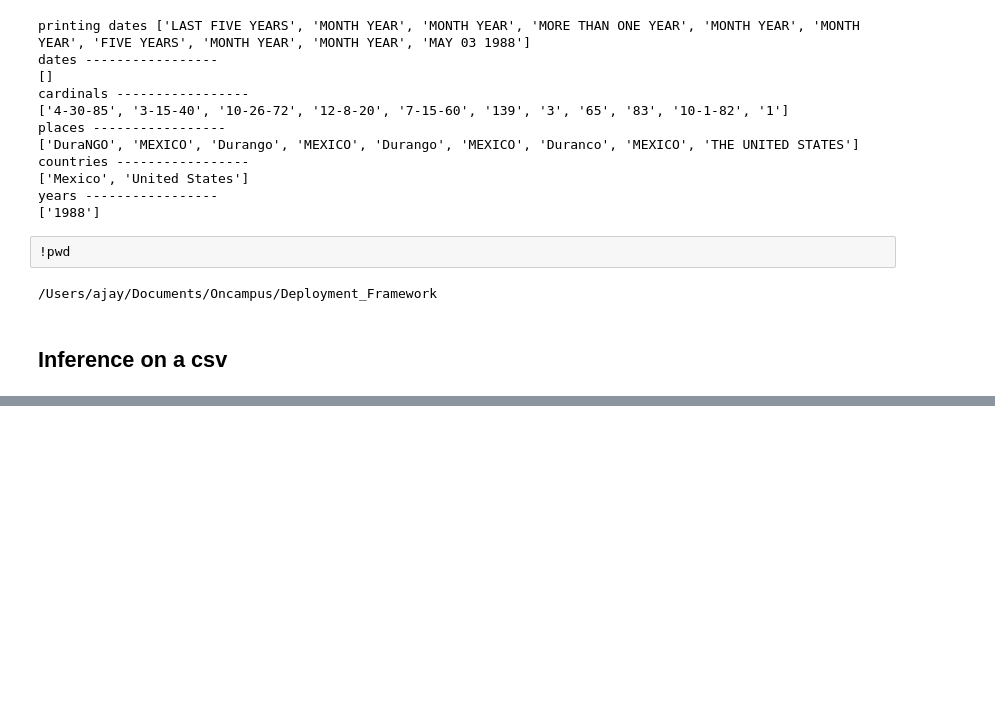
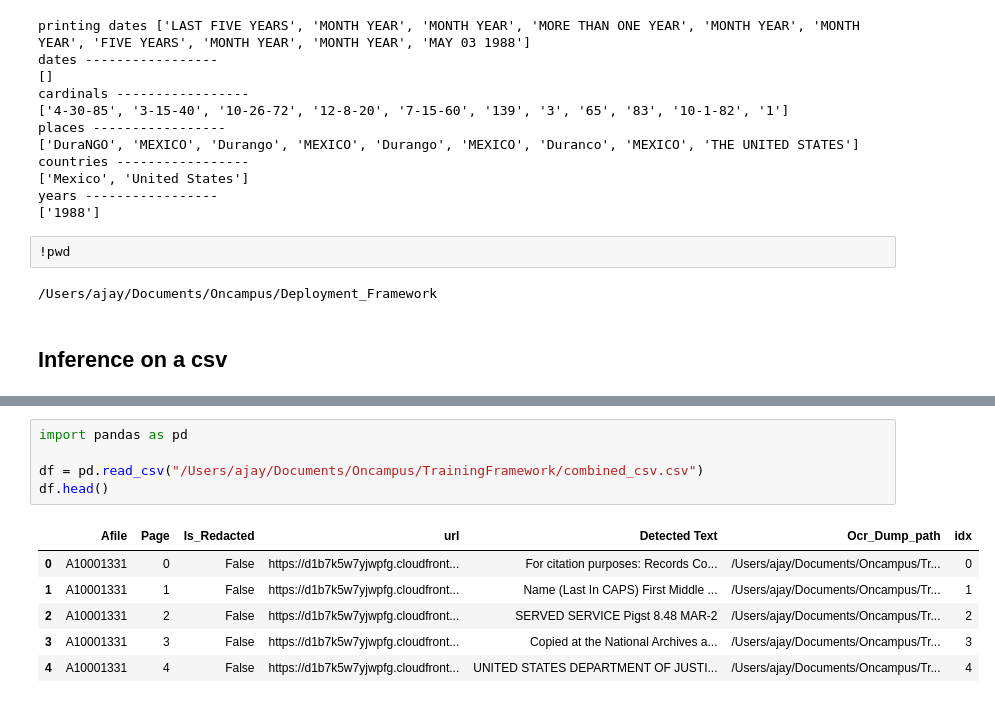
Before and after one commit to migrants-and-the-state/Deployment_Framework, a Jupyter notebook: Tester_nb.ipynb, the cells around one changed output, grey strips where cells are left out. Drawn from its saved outputs; the diff is of its cells as text; blank space fills up the shorter version.

```diff
--- a/Tester_nb.ipynb
+++ b/Tester_nb.ipynb
@@ -247,0 +279,12 @@ for i in tqdm(df.index.tolist()[24028:]):
+# %%
+import pandas as pd
+
+df = pd.read_csv("/Users/ajay/Documents/Oncampus/TrainingFramework/combined_csv.csv")
+df.head()
+# %% [output]
+|  | Afile | Page | Is_Redacted | url | Detected Text | Ocr_Dump_path | idx |
+| 0 | A10001331 | 0 | False | https://d1b7k5w7yjwpfg.cloudfront... | For citation purposes: Records Co... | /Users/ajay/Documents/Oncampus/Tr... | 0 |
+| 1 | A10001331 | 1 | False | https://d1b7k5w7yjwpfg.cloudfront... | Name (Last In CAPS) First Middle ... | /Users/ajay/Documents/Oncampus/Tr... | 1 |
+| 2 | A10001331 | 2 | False | https://d1b7k5w7yjwpfg.cloudfront... | SERVED SERVICE Pigst 8.48 MAR-2 | /Users/ajay/Documents/Oncampus/Tr... | 2 |
+| 3 | A10001331 | 3 | False | https://d1b7k5w7yjwpfg.cloudfront... | Copied at the National Archives a... | /Users/ajay/Documents/Oncampus/Tr... | 3 |
+| 4 | A10001331 | 4 | False | https://d1b7k5w7yjwpfg.cloudfront... | UNITED STATES DEPARTMENT OF JUSTI... | /Users/ajay/Documents/Oncampus/Tr... | 4 |
```
Also changed, not shown: parts of 35 cells of this notebook.
